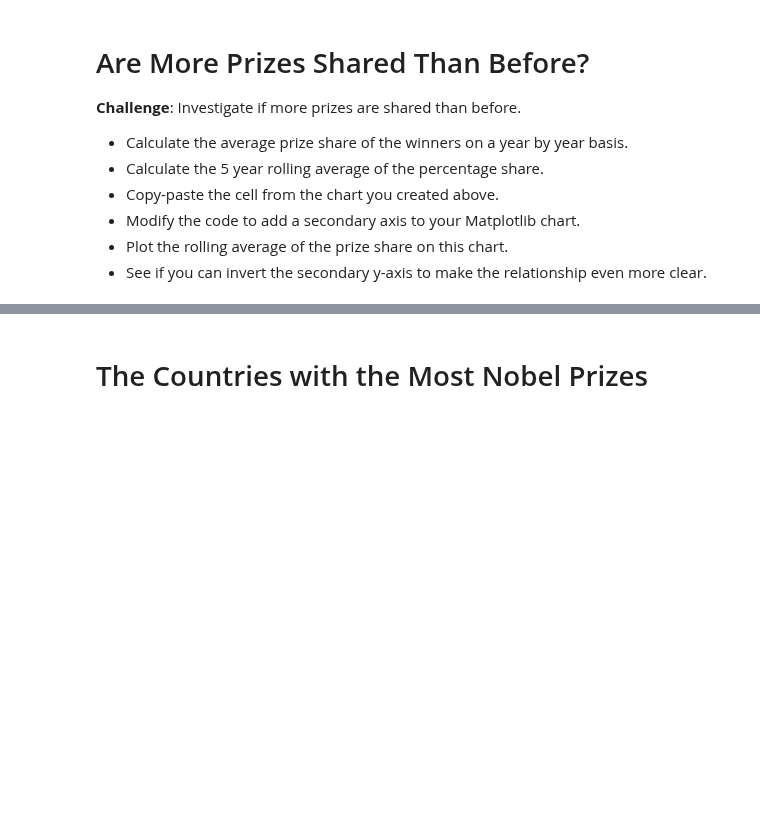
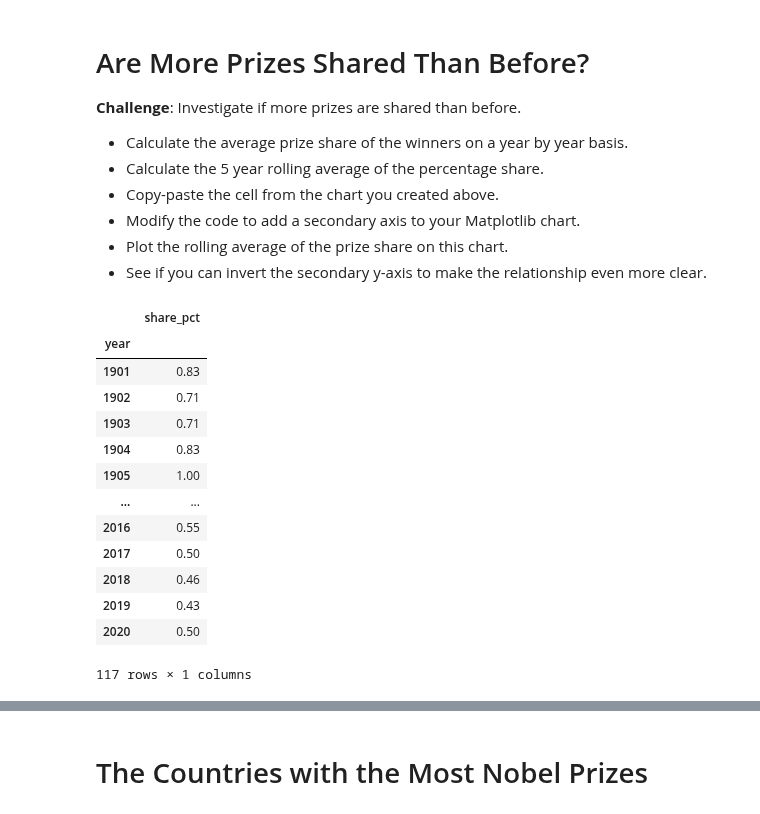
Before and after one commit to bnedjm/100-Dayz-of-Code, a Jupyter notebook: 04-Advanced-Section/Day-079 - Analysing the Nobel Prize with Plotly, Matplotlib & Seaborn/Nobel_Prize_Analysis.ipynb, the cells around one changed output, grey strips where cells are left out. Drawn from its saved outputs; the diff is of its cells as text; code cells hidden in the pictures; blank space fills up the shorter version.

```diff
--- a/04-Advanced-Section/Day-079 - Analysing the Nobel Prize with Plotly, Matplotlib & Seaborn/Nobel_Prize_Analysis.ipynb
+++ b/04-Advanced-Section/Day-079 - Analysing the Nobel Prize with Plotly, Matplotlib & Seaborn/Nobel_Prize_Analysis.ipynb
@@ -384,3 +460,21 @@ fig.show()
 * Modify the code to add a secondary axis to your Matplotlib chart.
 * Plot the rolling average of the prize share on this chart.
 * See if you can invert the secondary y-axis to make the relationship even more clear.
+# %%
+yearly_prize_share = df_data.groupby(by="year").agg({'share_pct': pd.Series.mean})
+yearly_prize_share
+# %% [output]
+|  | share_pct |
+| year |  |
+| 1901 | 0.83 |
+| 1902 | 0.71 |
+| 1903 | 0.71 |
+| 1904 | 0.83 |
+| 1905 | 1.00 |
+| ... | ... |
+| 2016 | 0.55 |
+| 2017 | 0.50 |
+| 2018 | 0.46 |
+| 2019 | 0.43 |
+| 2020 | 0.50 |
+117 rows × 1 columns
```
Also changed, not shown: parts of 11 cells of this notebook.
